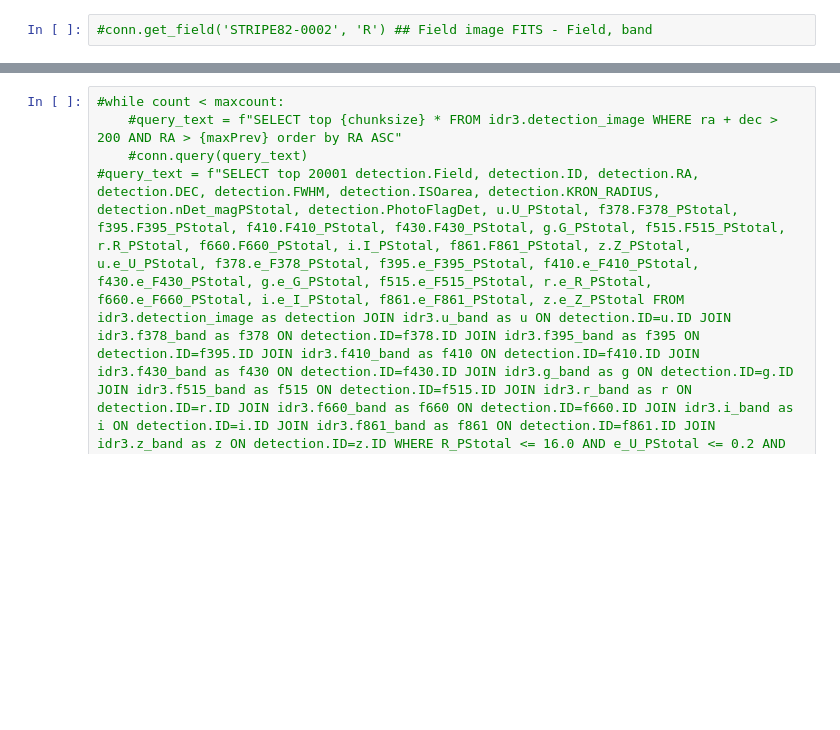
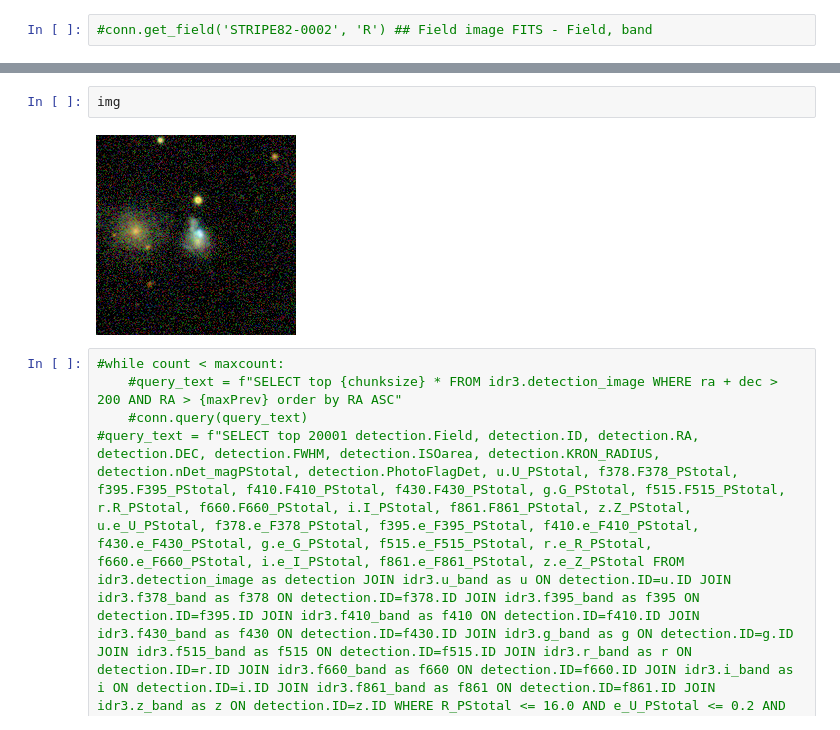
Before and after one commit to AngelGSoto/SPLUS_EmissionObject, a Jupyter notebook: Notebook/Descargando splus data.ipynb, the cells around one changed output, grey strips where cells are left out. Cells and saved outputs as stored; diff of their text form; blank space fills up the shorter version.

```diff
--- a/Notebook/Descargando splus data.ipynb
+++ b/Notebook/Descargando splus data.ipynb
@@ -52,3 +48,7 @@ AttributeError: 'connect' object has no attribute 'get_img'
+# %%
+img
+# %% [output]
+[figure, added]
 # %%
 #while count < maxcount:
     #query_text = f"SELECT top {chunksize} * FROM idr3.detection_image WHERE ra + dec > 200 AND RA > {maxPrev} order by RA ASC"
```
Also changed, not shown: parts of 4 cells of this notebook, 36 other files.
